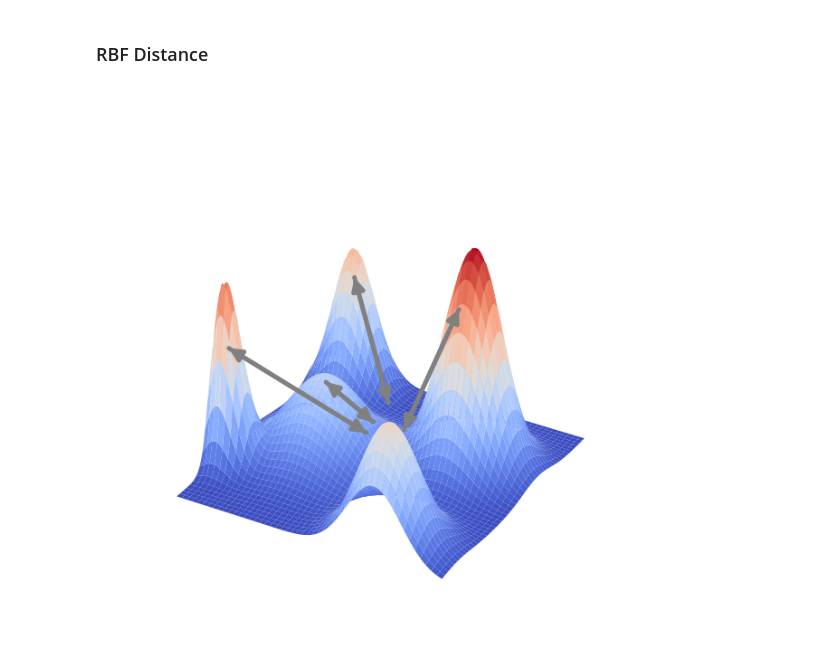
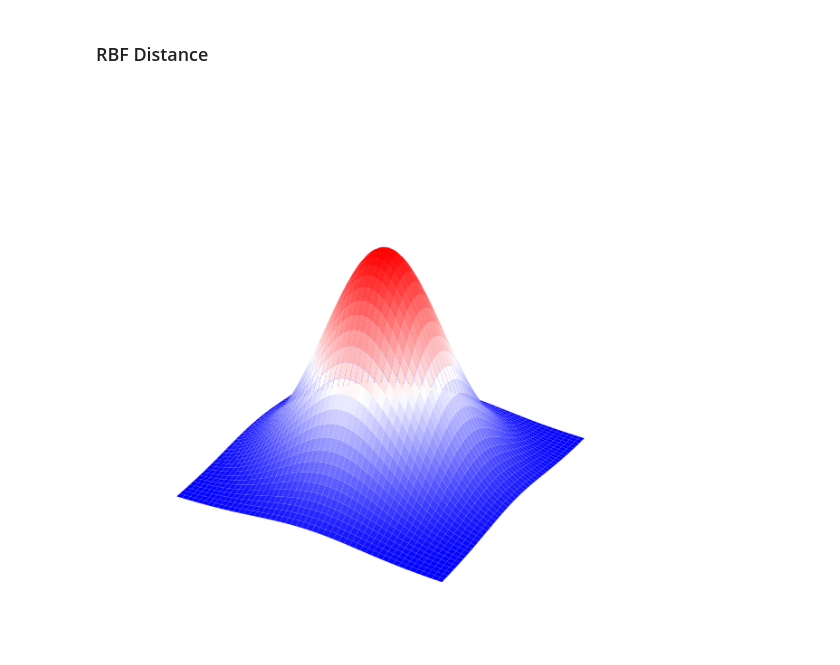
Before and after one commit to Galazxhy/FF-ARBFNN, a Jupyter notebook: writing/RBF_dist_diagram.ipynb, the cells around one changed output. Saved outputs shown, nothing was run; the diff lists cells and outputs as text; code cells hidden in the pictures.

```diff
--- a/writing/RBF_dist_diagram.ipynb
+++ b/writing/RBF_dist_diagram.ipynb
@@ -28,62 +28,64 @@ font_dict = {
     'size': 24,
 }
 
-w0 = 2
-gaussian0 = 0.9 * np.exp(-((pow(x-5, 2) + pow(y-3, 2)) / (2 * pow(w0, 2))))
+w0 = 4
+gaussian0 = 1 * np.exp(-((pow(x, 2) + pow(y, 2)) / (2 * pow(w0, 2))))
 
-w1 = 1
-gaussian1 = 0.75 * np.exp(-((pow(x+9, 2) + pow(y+5, 2)) / (2 * pow(w1, 2))))
+# w1 = 1
+# gaussian1 = 0.75 * np.exp(-((pow(x+9, 2) + pow(y+5, 2)) / (2 * pow(w1, 2))))
 
-w2 = 1.5
-gaussian2 = 0.6 * np.exp(-((pow(x+7, 2) + pow(y-8, 2)) / (2 * pow(w2, 2))))
+# w2 = 1.5
+# gaussian2 = 0.6 * np.exp(-((pow(x+7, 2) + pow(y-8, 2)) / (2 * pow(w2, 2))))
 
-w3 = 2.7
-gaussian3 = 0.35 * np.exp(-((pow(x+4, 2) + pow(y+1, 2)) / (2 * pow(w3, 2))))
+# w3 = 2.7
+# gaussian3 = 0.35 * np.exp(-((pow(x+4, 2) + pow(y+1, 2)) / (2 * pow(w3, 2))))
 
-w4 = 2.0
-g_x = 0.5 * np.exp(-((pow(x-5, 2) + pow(y+8, 2)) / (2 * pow(w4, 2))))
+# w4 = 2.0
+# g_x = 0.5 * np.exp(-((pow(x-5, 2) + pow(y+8, 2)) / (2 * pow(w4, 2))))
 
-gaussian = gaussian0 + gaussian1 + gaussian2 + gaussian3 + g_x
+# gaussian = gaussian0 + gaussian1 + gaussian2 + gaussian3 + g_x
+
+gaussian = gaussian0
 # plt.figure()
 # plt.imshow(gaussian)
 
 fig = plt.figure(figsize=(8, 6))
 ax = Axes3D(fig, auto_add_to_figure=False)
 fig.add_axes(ax)
 ax.set_axis_off()
 
-ax.plot_surface(x, y, gaussian, cmap="coolwarm")
+ax.plot_surface(x, y, gaussian, cmap="bwr")
 ax.set_xlabel("X")
 ax.set_ylabel("Y")
 ax.set_zlabel("Z")
 
-arrow11 = Arrow3D([4, 6], [3, -8], [0.65, 0.48], mutation_scale=20, lw=3.5, arrowstyle="-|>", color='gray')
-arrow12 = Arrow3D([6, 4], [-8, 3], [0.48, 0.65], mutation_scale=20, lw=3.5, arrowstyle="-|>", color='gray')
-ax.add_artist(arrow11)
-ax.add_artist(arrow12)
+# arrow11 = Arrow3D([4, 6], [3, -8], [0.65, 0.48], mutation_scale=20, lw=3.5, arrowstyle="-|>", color='gray')
+# arrow12 = Arrow3D([6, 4], [-8, 3], [0.48, 0.65], mutation_scale=20, lw=3.5, arrowstyle="-|>", color='gray')
+# ax.add_artist(arrow11)
+# ax.add_artist(arrow12)
 
-arrow21 = Arrow3D([-9, 3.5], [-5, -8], [0.5, 0.43], mutation_scale=20, lw=3.5, arrowstyle="-|>", color='gray')
-arrow22 = Arrow3D([3.5, -9], [-8, -5], [0.43, 0.5], mutation_scale=20, lw=3.5, arrowstyle="-|>", color='gray')
-ax.add_artist(arrow21)
-ax.add_artist(arrow22)
+# arrow21 = Arrow3D([-9, 3.5], [-5, -8], [0.5, 0.43], mutation_scale=20, lw=3.5, arrowstyle="-|>", color='gray')
+# arrow22 = Arrow3D([3.5, -9], [-8, -5], [0.43, 0.5], mutation_scale=20, lw=3.5, arrowstyle="-|>", color='gray')
+# ax.add_artist(arrow21)
+# ax.add_artist(arrow22)
 
-arrow31 = Arrow3D([-7, 5], [8, -8], [0.49, 0.57], mutation_scale=20, lw=3.5, arrowstyle="-|>", color='gray')
-arrow32 = Arrow3D([5, -7], [-8, 8], [0.57, 0.49], mutation_scale=20, lw=3.5, arrowstyle="-|>", color='gray')
-ax.add_artist(arrow31)
-ax.add_artist(arrow32)
+# arrow31 = Arrow3D([-7, 5], [8, -8], [0.49, 0.57], mutation_scale=20, lw=3.5, arrowstyle="-|>", color='gray')
+# arrow32 = Arrow3D([5, -7], [-8, 8], [0.57, 0.49], mutation_scale=20, lw=3.5, arrowstyle="-|>", color='gray')
+# ax.add_artist(arrow31)
+# ax.add_artist(arrow32)
 
-arrow41 = Arrow3D([-4, 4], [-1, -8], [0.33, 0.48], mutation_scale=20, lw=3.5, arrowstyle="-|>", color='gray')
-arrow42 = Arrow3D([4, -4], [-8, -1], [0.48, 0.33], mutation_scale=20, lw=3.5, arrowstyle="-|>", color='gray')
-ax.add_artist(arrow41)
-ax.add_artist(arrow42)
+# arrow41 = Arrow3D([-4, 4], [-1, -8], [0.33, 0.48], mutation_scale=20, lw=3.5, arrowstyle="-|>", color='gray')
+# arrow42 = Arrow3D([4, -4], [-8, -1], [0.48, 0.33], mutation_scale=20, lw=3.5, arrowstyle="-|>", color='gray')
+# ax.add_artist(arrow41)
+# ax.add_artist(arrow42)
 
 # ax.text(3.5, 1.5, 0.92, "Center 1", fontdict=font_dict)
 # ax.text(-10.5, -6.5, 0.77, "Center 2", fontdict=font_dict)
 # ax.text(-8.5, 6.5, 0.62, "Center 3", fontdict=font_dict)
 # ax.text(-5.5, -2.5, 0.37, "Center 4", fontdict=font_dict)
 # ax.text(5.5, -10, 0.58, "X", fontdict=font_dict)
 
 plt.tight_layout()
 plt.savefig("./RBF_Dist_diagram.png", format='png', transparent=True, dpi=300, bbox_inches='tight', pad_inches=0.0)
 # %% [output]
-[figure, old version]
+[figure, new version]
```
Also changed, not shown: 12 other files.
